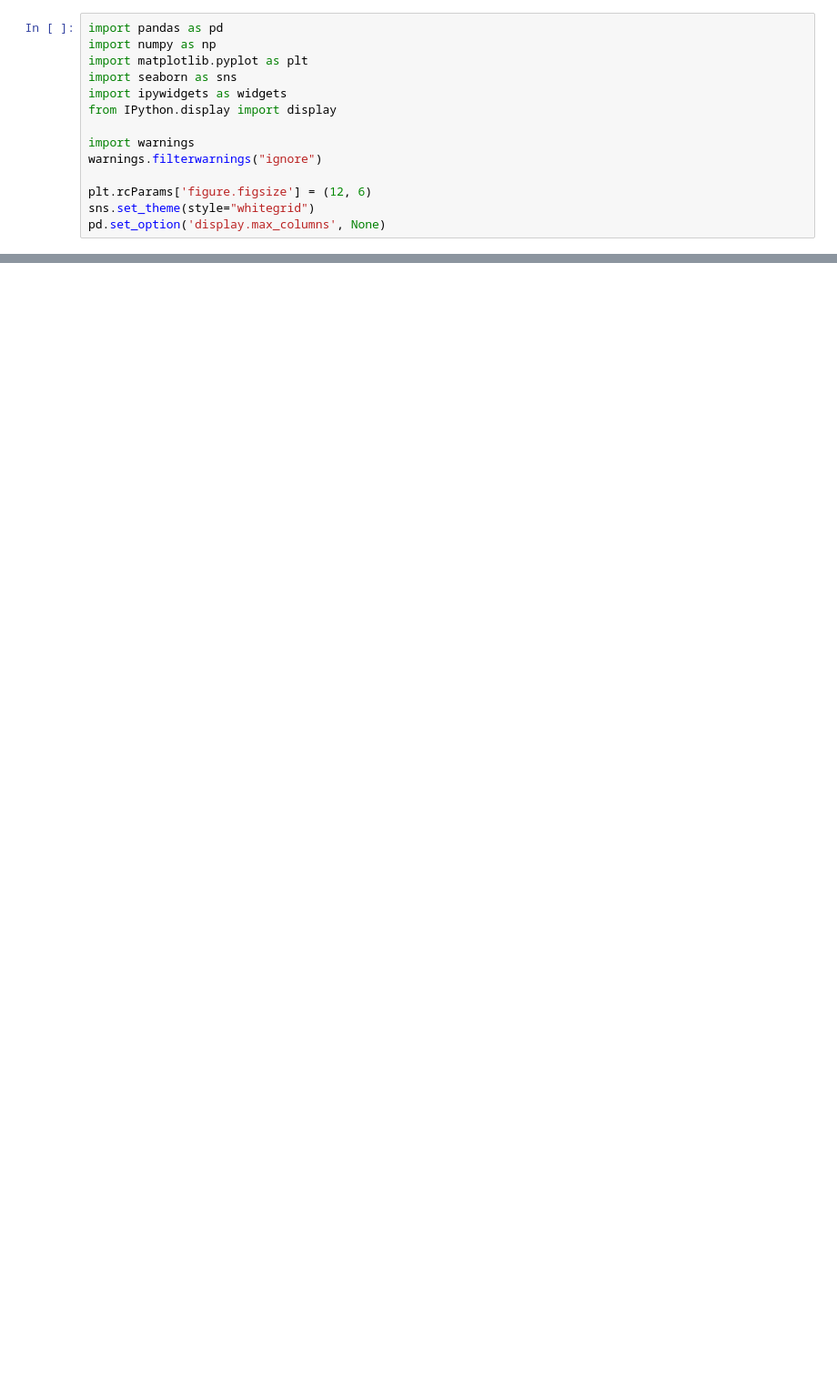
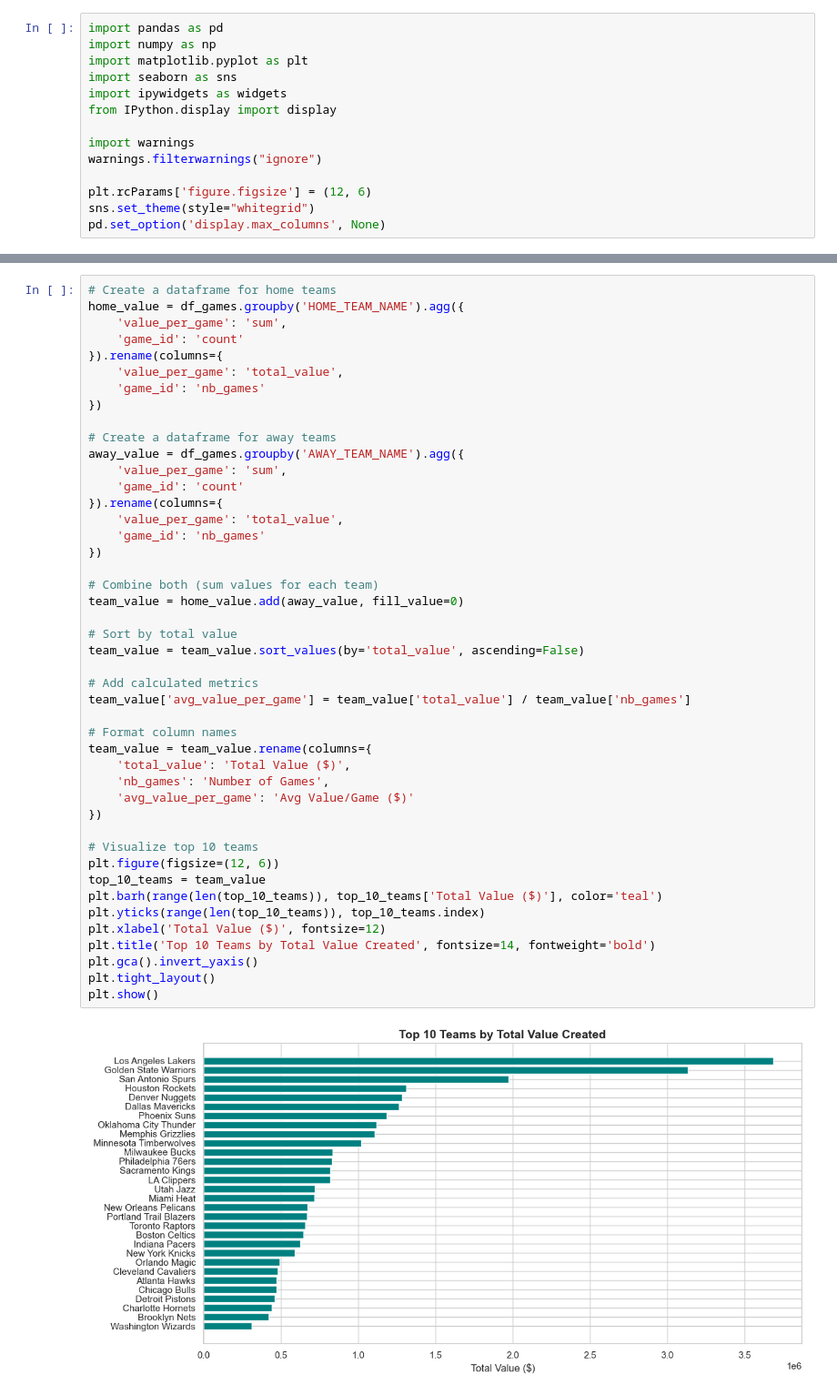
Before and after one commit to KylianSts/Quantifying-NBA-Sponsors-Extra-Exposure, a Jupyter notebook: Data_exploration/value_analysis.ipynb, the cells around one changed output, grey strips where cells are left out. Shown at 91% size. Saved outputs shown, nothing was run; the diff lists cells and outputs as text; blank space fills up the shorter version.

```diff
--- a/Data_exploration/value_analysis.ipynb
+++ b/Data_exploration/value_analysis.ipynb
@@ -216,0 +173,47 @@ DAILY AVERAGES
+# %%
+# Create a dataframe for home teams
+home_value = df_games.groupby('HOME_TEAM_NAME').agg({
+    'value_per_game': 'sum',
+    'game_id': 'count'
+}).rename(columns={
+    'value_per_game': 'total_value',
+    'game_id': 'nb_games'
+})
+
+# Create a dataframe for away teams
+away_value = df_games.groupby('AWAY_TEAM_NAME').agg({
+    'value_per_game': 'sum',
+    'game_id': 'count'
+}).rename(columns={
+    'value_per_game': 'total_value',
+    'game_id': 'nb_games'
+})
+
+# Combine both (sum values for each team)
+team_value = home_value.add(away_value, fill_value=0)
+
+# Sort by total value
+team_value = team_value.sort_values(by='total_value', ascending=False)
+
+# Add calculated metrics
+team_value['avg_value_per_game'] = team_value['total_value'] / team_value['nb_games']
+
+# Format column names
+team_value = team_value.rename(columns={
+    'total_value': 'Total Value ($)',
+    'nb_games': 'Number of Games',
+    'avg_value_per_game': 'Avg Value/Game ($)'
+})
+
+# Visualize top 10 teams
+plt.figure(figsize=(12, 6))
+top_10_teams = team_value
+plt.barh(range(len(top_10_teams)), top_10_teams['Total Value ($)'], color='teal')
+plt.yticks(range(len(top_10_teams)), top_10_teams.index)
+plt.xlabel('Total Value ($)', fontsize=12)
+plt.title('Top 10 Teams by Total Value Created', fontsize=14, fontweight='bold')
+plt.gca().invert_yaxis()
+plt.tight_layout()
+plt.show()
+# %% [output]
+[figure, added]
```
Also changed, not shown: parts of 6 cells of this notebook.
